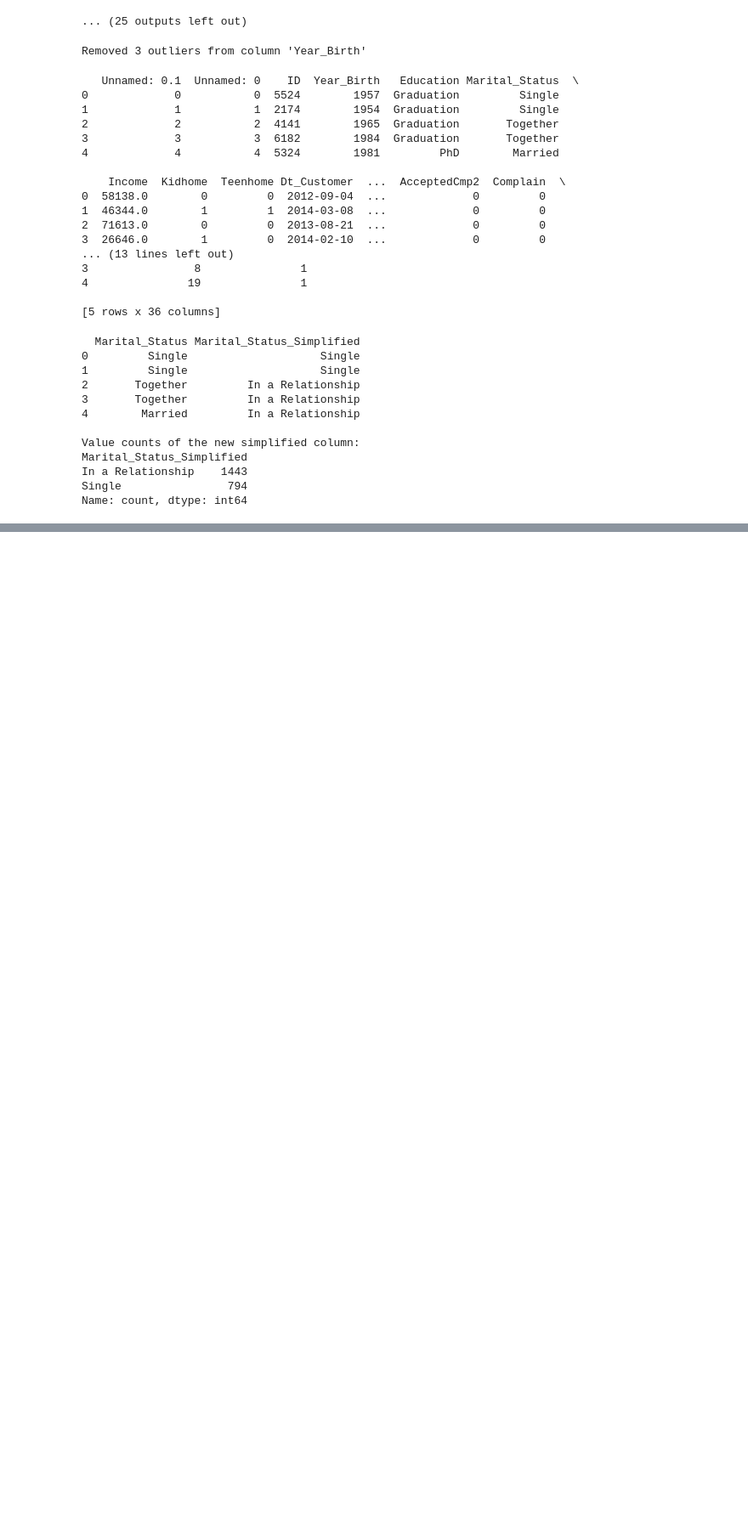
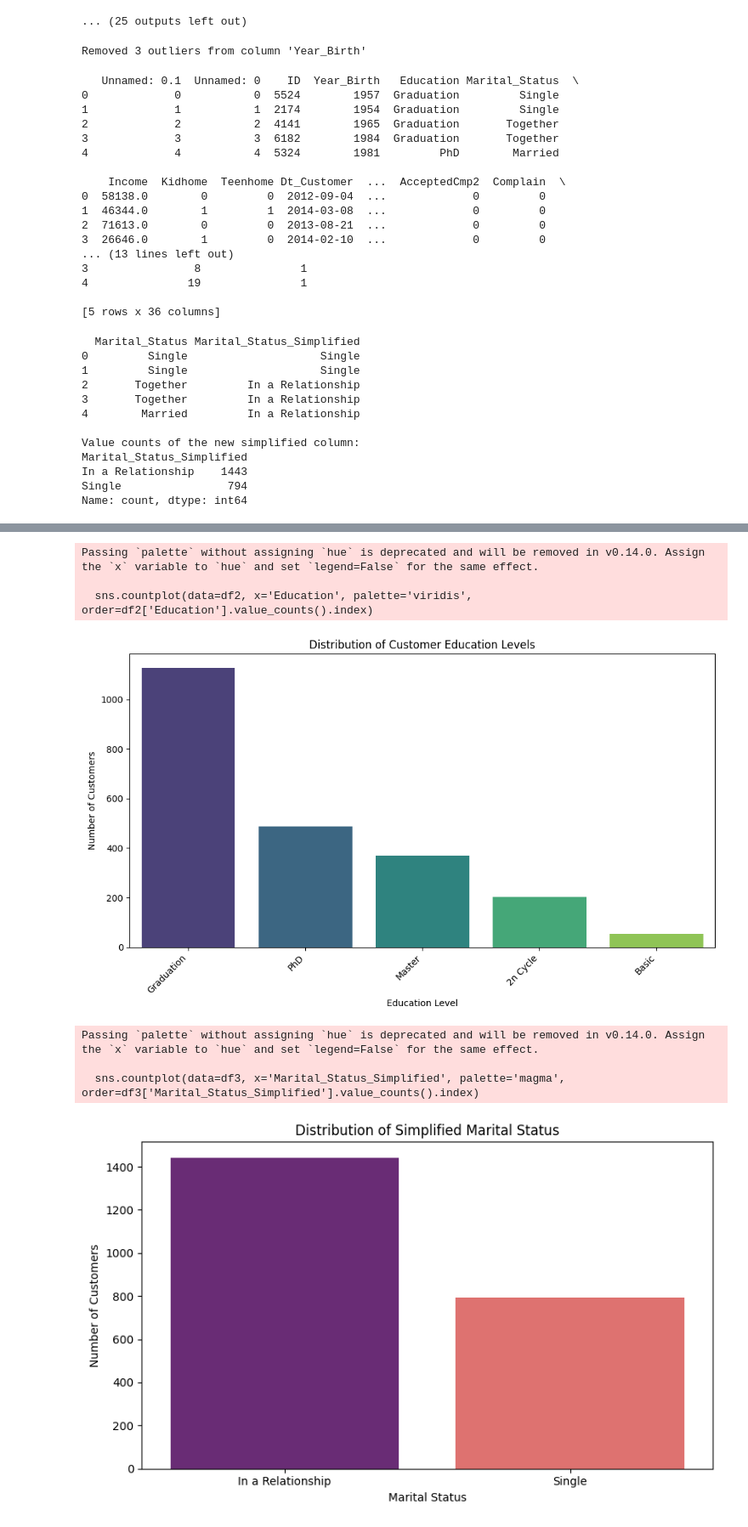
Before and after one commit to SsenogaHerman/GROUP_B_EVENING_RECESS, a Jupyter notebook: missing_values.ipynb, the cells around one changed output, grey strips where cells are left out. Shown at 85% size. Saved outputs shown, nothing was run; the diff lists cells and outputs as text; code cells hidden in the pictures; blank space fills up the shorter version.

Commit message:
Task 7 and 8, scatterplots,3D plot,countplot,heatmap

```diff
--- a/missing_values.ipynb
+++ b/missing_values.ipynb
@@ -667,3 +660,71 @@ DataFrame df3 head with engineered clusters:
 2               21         In a Relationship                   2
 3                8         In a Relationship                   3
 4               19         In a Relationship                   3
+# %%
+# Count plot for Education
+plt.figure(figsize=(10, 6))
+sns.countplot(data=df2, x='Education', palette='viridis', order=df2['Education'].value_counts().index)
+plt.title('Distribution of Customer Education Levels')
+plt.xlabel('Education Level')
+plt.ylabel('Number of Customers')
+plt.xticks(rotation=45, ha='right')
+plt.tight_layout()
+plt.show()
+
+# Count plot for Marital Status Simplified(Engineered_features)
+plt.figure(figsize=(8, 5))
+sns.countplot(data=df3, x='Marital_Status_Simplified', palette='magma', order=df3['Marital_Status_Simplified'].value_counts().index)
+plt.title('Distribution of Simplified Marital Status')
+plt.xlabel('Marital Status')
+plt.ylabel('Number of Customers')
+plt.tight_layout()
+plt.show()
+
+# Plot 4: Count Plot for Kidhome (Number of Kids at Home)
+plt.figure(figsize=(7, 5))
+sns.countplot(data=df2, x='Kidhome', palette='cividis', order=df2['Kidhome'].value_counts().index)
+plt.title('Number of Kids at Home')
+plt.xlabel('Number of Kids')
+plt.ylabel('Number of Customers')
+plt.tight_layout()
+plt.savefig('kidhome_count_plot.png')
+plt.show()
+
+# Plot 5: Count Plot for Teenhome (Number of Teens at Home)
+plt.figure(figsize=(7, 5))
+sns.countplot(data=df2, x='Teenhome', palette='plasma', order=df2['Teenhome'].value_counts().index)
+plt.title('Number of Teens at Home')
+plt.xlabel('Number of Teens')
+plt.ylabel('Number of Customers')
+plt.tight_layout()
+plt.savefig('teenhome_count_plot.png')
+plt.show()
+
+# Plot 6: Count Plot for Response to Last Campaign
+plt.figure(figsize=(6, 4))
+sns.countplot(data=df2, x='Response', palette='rocket', order=df2['Response'].value_counts().index)
+plt.title('Response to Last Campaign (1 = Accepted, 0 = Not Accepted)')
+plt.xlabel('Response')
+plt.ylabel('Number of Customers')
+plt.tight_layout()
+plt.savefig('response_campaign_count_plot.png')
+plt.show()
+
+# Plot 7: Count Plot for Complain
+plt.figure(figsize=(6, 4))
+sns.countplot(data=df2, x='Complain', palette='crest', order=df2['Complain'].value_counts().index)
+plt.title('Customer Complaints (1 = Yes, 0 = No)')
+plt.xlabel('Complaint Status')
+plt.ylabel('Number of Customers')
+plt.tight_layout()
+plt.savefig('complain_count_plot.png')
+plt.show()
+# %% [output]
+Passing `palette` without assigning `hue` is deprecated and will be removed in v0.14.0. Assign the `x` variable to `hue` and set `legend=False` for the same effect.
+
+  sns.countplot(data=df2, x='Education', palette='viridis', order=df2['Education'].value_counts().index)
+[figure, added]
+Passing `palette` without assigning `hue` is deprecated and will be removed in v0.14.0. Assign the `x` variable to `hue` and set `legend=False` for the same effect.
+
+  sns.countplot(data=df3, x='Marital_Status_Simplified', palette='magma', order=df3['Marital_Status_Simplified'].value_counts().index)
+[figure, added]
```
Also changed, not shown: parts of 7 cells of this notebook, 7 other files.
